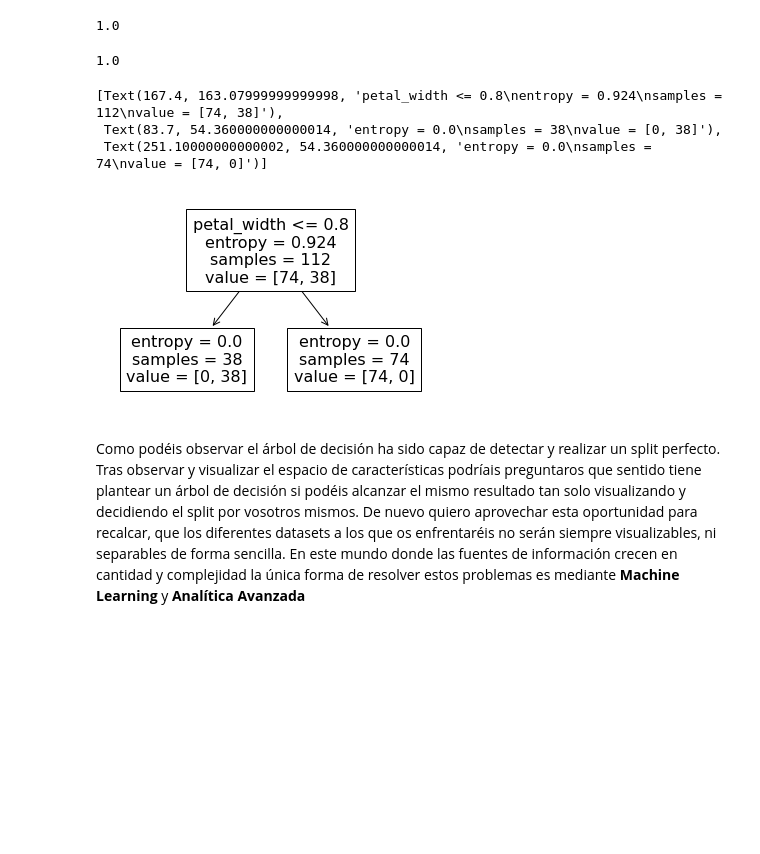
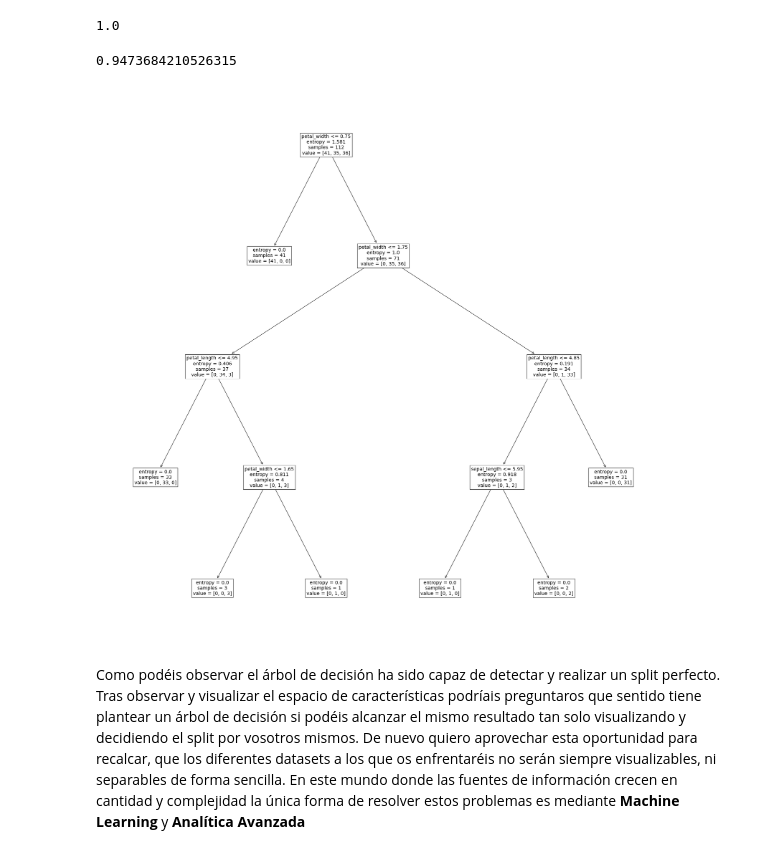
Before and after one commit to P3RI9/IDAL_IA3_DimasMartinez, a Jupyter notebook: Copy_of_Decision_trees.ipynb, the cells around one changed output. Saved outputs shown, nothing was run; the diff lists cells and outputs as text; code cells hidden in the pictures; blank space fills up the shorter version.

```diff
--- a/Copy_of_Decision_trees.ipynb
+++ b/Copy_of_Decision_trees.ipynb
@@ -113,0 +118,3 @@ entropy_calculation(49, 100)
+# %%
+dataset = sns.load_dataset("iris")
+px.scatter(dataset, x="petal_length", color="species")
@@ -139,14 +227,13 @@ model.score(X_train, Y_train)
 # %%
 model.score(X_test, Y_test)
 # %% [output]
-1.0
+0.9473684210526315
-# %%
-plot_tree(model, feature_names=X.columns)
-# %% [output]
-[Text(167.4, 163.07999999999998, 'petal_width <= 0.8\nentropy = 0.924\nsamples = 112\nvalue = [74, 38]'),
- Text(83.7, 54.360000000000014, 'entropy = 0.0\nsamples = 38\nvalue = [0, 38]'),
- Text(251.10000000000002, 54.360000000000014, 'entropy = 0.0\nsamples = 74\nvalue = [74, 0]')]
-[figure, removed]
+# %%
+fig, ax = plt.subplots(figsize=(30, 30))
+plot_tree(model, feature_names=X.columns, fontsize=14)
+plt.show()
+# %% [output]
+[figure, added]
 # %% [markdown]
 Como podéis observar el árbol de decisión ha sido capaz de detectar y realizar un split perfecto. Tras observar y visualizar el espacio de características podríais preguntaros que sentido tiene plantear un árbol de decisión si podéis alcanzar el mismo resultado tan solo visualizando y decidiendo el split por vosotros mismos. De nuevo quiero aprovechar esta oportunidad para recalcar, que los diferentes datasets a los que os enfrentaréis no serán  siempre visualizables, ni separables de forma sencilla. En este mundo donde las fuentes de información crecen en cantidad y complejidad la única forma de resolver estos problemas es mediante **Machine Learning** y **Analítica Avanzada**
 # %% [markdown]
```
Also changed, not shown: parts of 32 cells of this notebook.
